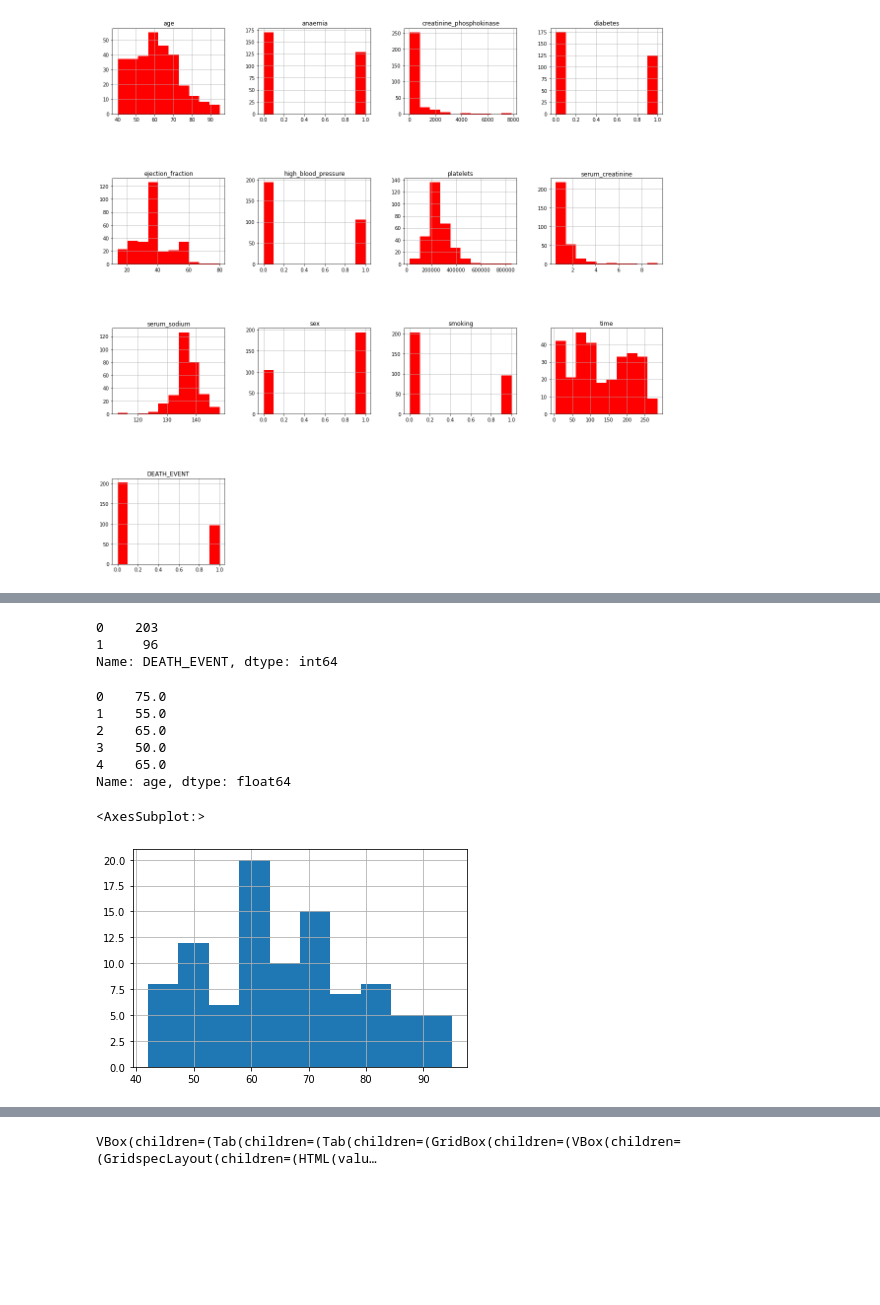
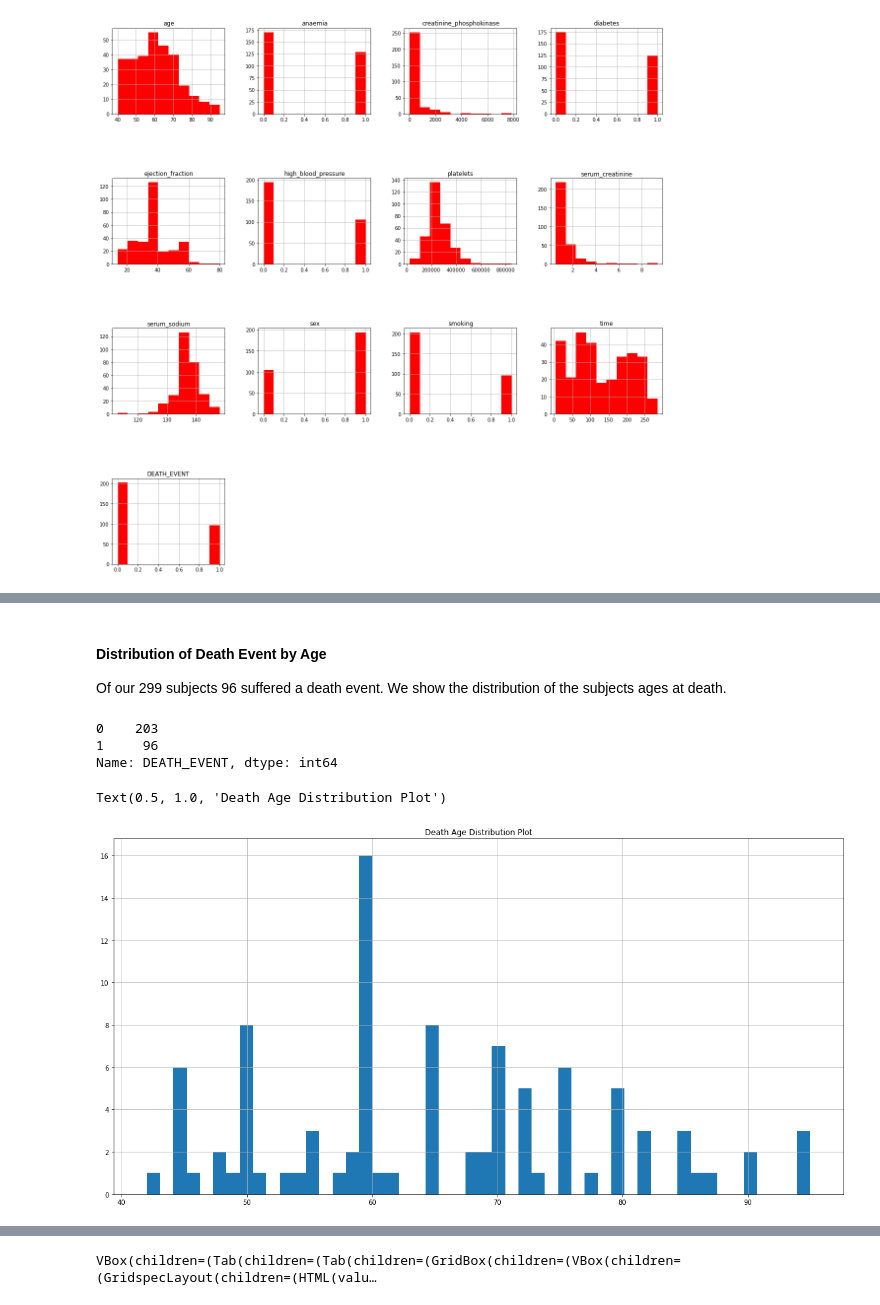
Before and after one commit to jharvey407/CapstoneTwo, a Jupyter notebook: Heart Failure Profiling.ipynb, the cells around one changed output, grey strips where cells are left out. Saved outputs shown, nothing was run; the diff lists cells and outputs as text; code cells hidden in the pictures; blank space fills up the shorter version.

```diff
--- a/Heart Failure Profiling.ipynb
+++ b/Heart Failure Profiling.ipynb
@@ -112,3 +114,7 @@ heart_data.plot(x='age', y='DEATH_EVENT', kind='hist')
+# %% [markdown]
+#### Distribution of Death Event by Age
+
+Of our 299 subjects 96 suffered a death event. We show the distribution of the subjects ages at death.
 # %%
 heart_data['DEATH_EVENT'].value_counts()
 # %% [output]
@@ -117,17 +123,9 @@ heart_data['DEATH_EVENT'].value_counts()
 Name: DEATH_EVENT, dtype: int64
 # %%
 death_age = heart_data.loc[heart_data['DEATH_EVENT'] == 1, 'age']
-# %%
-death_age.head()
-# %% [output]
-0    75.0
-1    55.0
-2    65.0
-3    50.0
-4    65.0
-Name: age, dtype: float64
-# %%
-death_age.hist()
-# %% [output]
-<AxesSubplot:>
-[figure, removed]
+# %%
+death_age.hist(bins=50, figsize=(20,10))
+plt.title("Death Age Distribution Plot")
+# %% [output]
+Text(0.5, 1.0, 'Death Age Distribution Plot')
+[figure, added]
```
Also changed, not shown: parts of 46 cells of this notebook.
